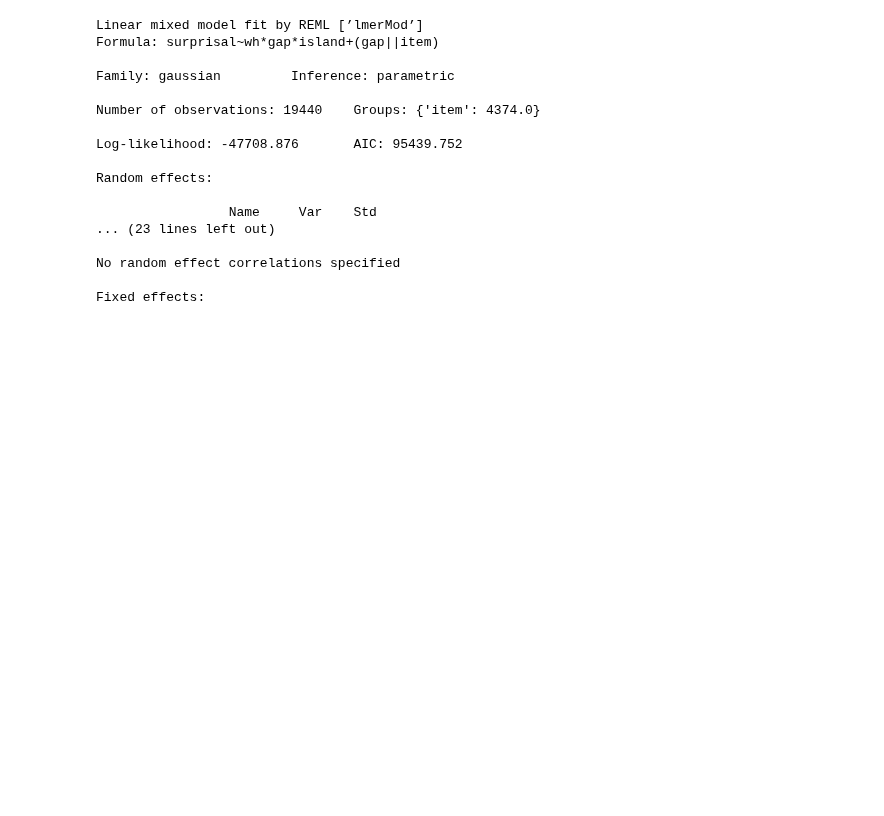
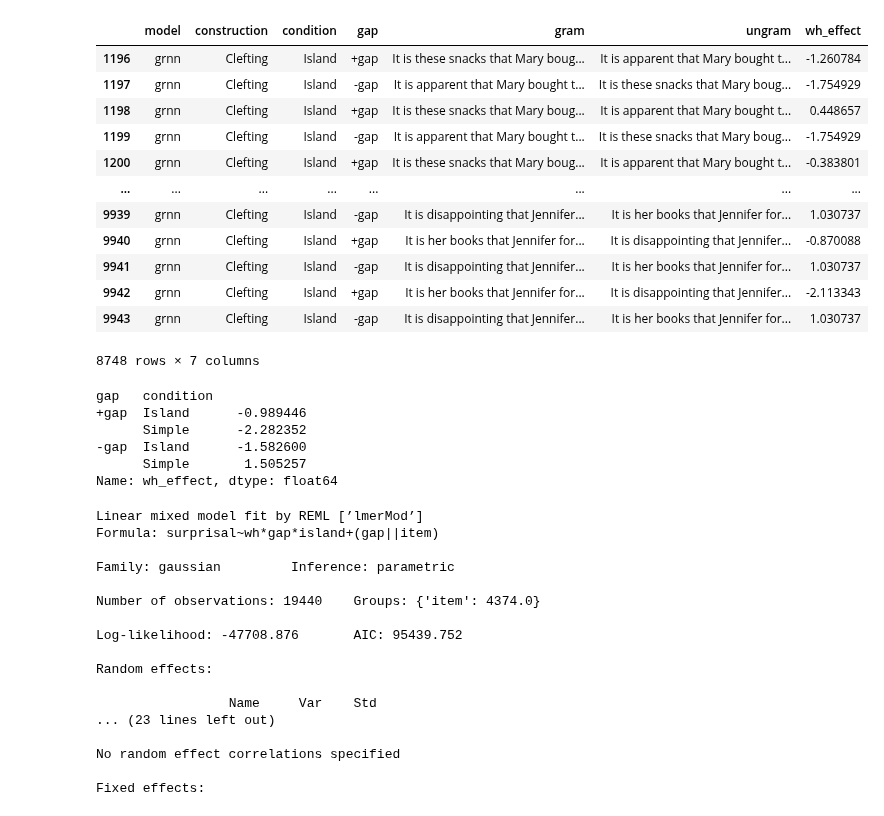
Before and after one commit to umd-psycholing/lm-syntactic-generalization, a Jupyter notebook: simple_cfg_analysis.ipynb, the cells around one changed output. Cells and saved outputs as stored; diff of their text form; code cells hidden in the pictures; blank space fills up the shorter version.

Commit message:
simple analysis

```diff
--- a/simple_cfg_analysis.ipynb
+++ b/simple_cfg_analysis.ipynb
@@ -77,3 +145,28 @@ plt.savefig("figures/grnn_expt1.png")
+# %%
+grnn[(grnn['construction'] == "Clefting") & (grnn['condition'] == "Island")]
+# %% [output]
+|  | model | construction | condition | gap | gram | ungram | wh_effect |
+| 1196 | grnn | Clefting | Island | +gap | It is these snacks that Mary boug... | It is apparent that Mary bought t... | -1.260784 |
+| 1197 | grnn | Clefting | Island | -gap | It is apparent that Mary bought t... | It is these snacks that Mary boug... | -1.754929 |
+| 1198 | grnn | Clefting | Island | +gap | It is these snacks that Mary boug... | It is apparent that Mary bought t... | 0.448657 |
+| 1199 | grnn | Clefting | Island | -gap | It is apparent that Mary bought t... | It is these snacks that Mary boug... | -1.754929 |
+| 1200 | grnn | Clefting | Island | +gap | It is these snacks that Mary boug... | It is apparent that Mary bought t... | -0.383801 |
+| ... | ... | ... | ... | ... | ... | ... | ... |
+| 9939 | grnn | Clefting | Island | -gap | It is disappointing that Jennifer... | It is her books that Jennifer for... | 1.030737 |
+| 9940 | grnn | Clefting | Island | +gap | It is her books that Jennifer for... | It is disappointing that Jennifer... | -0.870088 |
+| 9941 | grnn | Clefting | Island | -gap | It is disappointing that Jennifer... | It is her books that Jennifer for... | 1.030737 |
+| 9942 | grnn | Clefting | Island | +gap | It is her books that Jennifer for... | It is disappointing that Jennifer... | -2.113343 |
+| 9943 | grnn | Clefting | Island | -gap | It is disappointing that Jennifer... | It is her books that Jennifer for... | 1.030737 |
+8748 rows × 7 columns
+# %%
+grnn[grnn['construction'] == "Clefting"].groupby(["gap", "condition"])["wh_effect"].mean()
+# %% [output]
+gap   condition
++gap  Island      -0.989446
+      Simple      -2.282352
+-gap  Island      -1.582600
+      Simple       1.505257
+Name: wh_effect, dtype: float64
 # %%
 grnn.to_csv("data/pretrained_island_effects.csv", index=False)
 # %%
```
Also changed, not shown: parts of 6 cells of this notebook.
